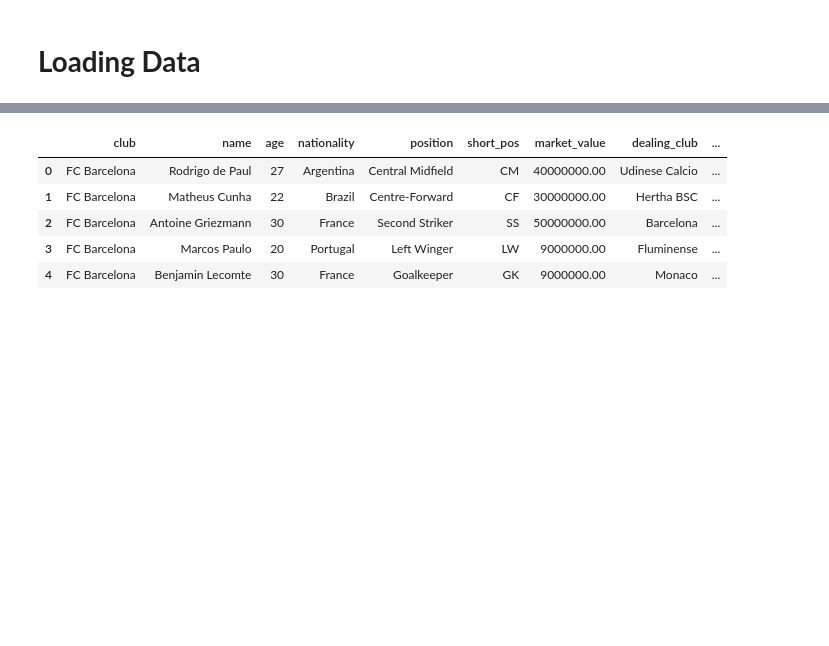
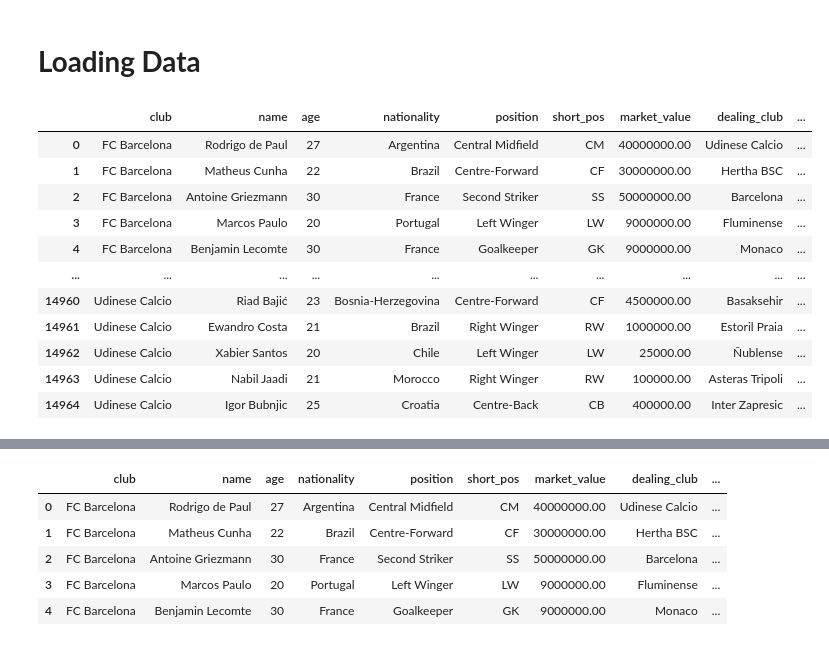
Before and after one commit to yuvalmar16/project-fintech, a Jupyter notebook: Copy_of_Fintech_Project (2).ipynb, the cells around one changed output, grey strips where cells are left out. Saved outputs shown, nothing was run; the diff lists cells and outputs as text; code cells hidden in the pictures; blank space fills up the shorter version.

```diff
--- a/Copy_of_Fintech_Project (2).ipynb
+++ b/Copy_of_Fintech_Project (2).ipynb
@@ -5,59 +4,69 @@ import pandas as pd
 # %% [markdown]
 # **Loading Data**
 # %%
+#load the data of transfers for each leage in each year from 2017-2021
 # 2021
-df_laliga = pd.read_csv('content/laliga.csv')
-df_bundesliga = pd.read_csv('content/1-bundesliga.csv')
-df_liga1 = pd.read_csv('content/ligue-1.csv')
-df_premier = pd.read_csv('content/premier-league.csv')
-df_seria = pd.read_csv('content/serie-a.csv')
+df_laliga_2021 = pd.read_csv(r'2021\laliga_2021.csv')
+df_bundesliga_2021 = pd.read_csv(r'2021\bundesliga_2021.csv')
+df_liga1_2021 = pd.read_csv(r'2021\ligue-1_2021.csv')
+df_premier_2021 = pd.read_csv(r'2021\premier-league_2021.csv')
+df_seria_2021 = pd.read_csv(r'2021\serie-a_2021.csv')
 
- # 2020
-df_laliga_2020 = pd.read_csv('content/laliga_2020.csv')
-df_bundesliga_2020 = pd.read_csv('content/1-bundesliga_2020.csv')
-df_liga1_2020 = pd.read_csv('content/ligue-1_2020.csv')
-df_premier_2020 = pd.read_csv('content/premier-league_2020.csv')
-df_seria_2020 = pd.read_csv('content/serie-a_2020.csv')
+# 2020
+df_laliga_2020 = pd.read_csv(r'2020\laliga_2020.csv')
+df_bundesliga_2020 = pd.read_csv(r'2020\bundesliga_2020.csv')
+df_liga1_2020 = pd.read_csv(r'2020\ligue-1_2020.csv')
+df_premier_2020 = pd.read_csv(r'2020\premier-league_2020.csv')
+df_seria_2020 = pd.read_csv(r'2020\serie-a_2020.csv')
 
 # 2019
-df_laliga_2019 = pd.read_csv('content/laliga_2019.csv')
-df_bundesliga_2019 = pd.read_csv('content/1-bundesliga_2019.csv')
-df_liga1_2019 = pd.read_csv('content/ligue-1_2019.csv')
-df_premier_2019 = pd.read_csv('content/premier-league_2019.csv')
-df_seria_2019 = pd.read_csv('content/serie-a_2019.csv')
+df_laliga_2019 = pd.read_csv(r'2019\laliga_2019.csv')
+df_bundesliga_2019 = pd.read_csv(r'2019\bundesliga_2019.csv')
+df_liga1_2019 = pd.read_csv(r'2019\ligue-1_2019.csv')
+df_premier_2019 = pd.read_csv(r'2019\premier-league_2019.csv')
+df_seria_2019 = pd.read_csv(r'2019\serie-a_2019.csv')
 
 # 2018
-df_laliga_2018 = pd.read_csv('content/laliga_2018.csv')
-df_bundesliga_2018 = pd.read_csv('content/1-bundesliga_2018.csv')
-df_liga1_2018= pd.read_csv('content/ligue-1_2018.csv')
-df_premier_2018 = pd.read_csv('content/premier-league_2018.csv')
-df_seria_2018 = pd.read_csv('content/serie-a_2018.csv')
+df_laliga_2018 = pd.read_csv(r'2018\laliga_2018.csv')
+df_bundesliga_2018 = pd.read_csv(r'2018\bundesliga_2018.csv')
+df_liga1_2018 = pd.read_csv(r'2018\ligue-1_2018.csv')
+df_premier_2018 = pd.read_csv(r'2018\premier-league_2018.csv')
+df_seria_2018 = pd.read_csv(r'2018\serie-a_2018.csv')
 
 # 2017
-df_laliga_2017 = pd.read_csv('content/laliga_2017.csv')
-df_bundesliga_2017 = pd.read_csv('content/1-bundesliga_2017.csv')
-df_liga1_2017= pd.read_csv('content/ligue-1_2017.csv')
-df_premier_2017 = pd.read_csv('content/premier-league_2017.csv')
-df_seria_2017 = pd.read_csv('content/serie-a_2017.csv')
-
+df_laliga_2017 = pd.read_csv(r'2017\laliga_2017.csv')
+df_bundesliga_2017 = pd.read_csv(r'2017\bundesliga_2017.csv')
+df_liga1_2017 = pd.read_csv(r'2017\ligue-1_2017.csv')
+df_premier_2017 = pd.read_csv(r'2017\premier-league_2017.csv')
+df_seria_2017 = pd.read_csv(r'2017\serie-a_2017.csv')
 
 # List of all DataFrames
-dfs = [
-    df_laliga, df_bundesliga, df_liga1, df_premier, df_seria,
+league_year_dfs = [
+    df_laliga_2021, df_bundesliga_2021, df_liga1_2021, df_premier_2021, df_seria_2021,
     df_laliga_2020, df_bundesliga_2020, df_liga1_2020, df_premier_2020, df_seria_2020,
     df_laliga_2019, df_bundesliga_2019, df_liga1_2019, df_premier_2019, df_seria_2019,
     df_laliga_2018, df_bundesliga_2018, df_liga1_2018, df_premier_2018, df_seria_2018,
     df_laliga_2017, df_bundesliga_2017, df_liga1_2017, df_premier_2017, df_seria_2017
 ]
-
-df_2021 = pd.concat([df_laliga, df_bundesliga, df_liga1, df_premier, df_seria],ignore_index=True)
+df_2021 = pd.concat([df_laliga_2021, df_bundesliga_2021, df_liga1_2021, df_premier_2021, df_seria_2021],ignore_index=True)
 df_2020 = pd.concat([ df_laliga_2020, df_bundesliga_2020, df_liga1_2020, df_premier_2020, df_seria_2020],ignore_index=True)
 df_2019 = pd.concat([df_laliga_2019, df_bundesliga_2019, df_liga1_2019, df_premier_2019, df_seria_2019],ignore_index=True)
 df_2018 = pd.concat([df_laliga_2018, df_bundesliga_2018, df_liga1_2018, df_premier_2018, df_seria_2018],ignore_index=True)
 df_2017 = pd.concat([df_laliga_2017, df_bundesliga_2017, df_liga1_2017, df_premier_2017, df_seria_2017],ignore_index=True)
-
-df_transfers_top5 = pd.read_csv('content/players_transfers__top5_leagues.csv')
-# Concatenate all DataFrames
-df = pd.concat(dfs, ignore_index=True)
-df
-df_transfers = [df_2021, df_2020, df_2019, df_2018, df_2017]
+df_transfers_list = [df_2021, df_2020, df_2019, df_2018, df_2017]
+# Combine all yearly DataFrames into one DataFrame for transfers
+combined_years_top5_leagues = pd.concat(league_year_dfs, ignore_index=True)
+combined_years_top5_leagues
+# %% [output]
+|  | club | name | age | nationality | position | short_pos | market_value | dealing_club | ... |
+| 0 | FC Barcelona | Rodrigo de Paul | 27 | Argentina | Central Midfield | CM | 40000000.00 | Udinese Calcio | ... |
+| 1 | FC Barcelona | Matheus Cunha | 22 | Brazil | Centre-Forward | CF | 30000000.00 | Hertha BSC | ... |
+| 2 | FC Barcelona | Antoine Griezmann | 30 | France | Second Striker | SS | 50000000.00 | Barcelona | ... |
+| 3 | FC Barcelona | Marcos Paulo | 20 | Portugal | Left Winger | LW | 9000000.00 | Fluminense | ... |
+| 4 | FC Barcelona | Benjamin Lecomte | 30 | France | Goalkeeper | GK | 9000000.00 | Monaco | ... |
+| ... | ... | ... | ... | ... | ... | ... | ... | ... | ... |
+| 14960 | Udinese Calcio | Riad Bajić | 23 | Bosnia-Herzegovina | Centre-Forward | CF | 4500000.00 | Basaksehir | ... |
+| 14961 | Udinese Calcio | Ewandro Costa | 21 | Brazil | Right Winger | RW | 1000000.00 | Estoril Praia | ... |
+| 14962 | Udinese Calcio | Xabier Santos | 20 | Chile | Left Winger | LW | 25000.00 | Ñublense | ... |
+| 14963 | Udinese Calcio | Nabil Jaadi | 21 | Morocco | Right Winger | RW | 100000.00 | Asteras Tripoli | ... |
+| 14964 | Udinese Calcio | Igor Bubnjic | 25 | Croatia | Centre-Back | CB | 400000.00 | Inter Zapresic | ... |
```
Also changed, not shown: parts of 33 cells of this notebook.
